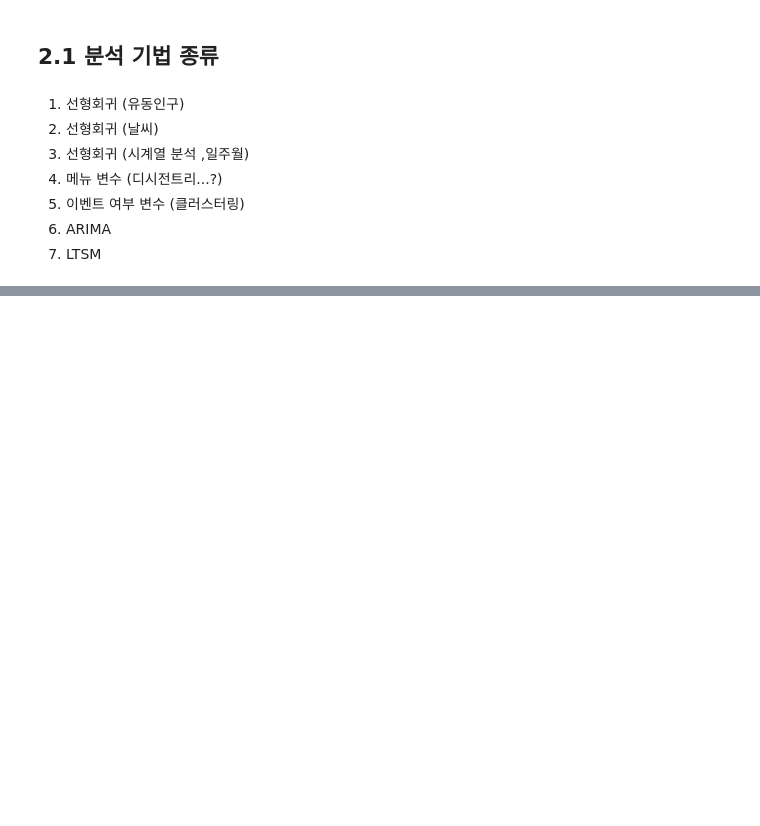
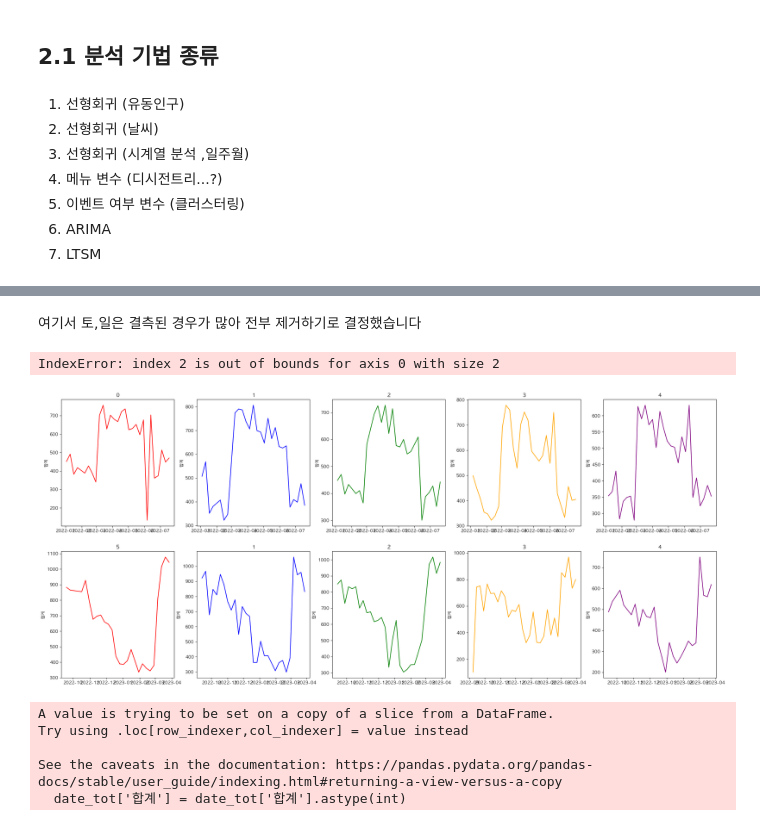
Before and after one commit to 10wook/School_Restaurants_demand_forcast, a Jupyter notebook: test.ipynb, the cells around one changed output, grey strips where cells are left out. Cells and saved outputs as stored; diff of their text form; code cells hidden in the pictures; blank space fills up the shorter version.

```diff
--- a/test.ipynb
+++ b/test.ipynb
@@ -1135,0 +1264,42 @@ plt.show()
+# %% [markdown]
+여기서 토,일은 결측된 경우가 많아 전부 제거하기로 결정했습니다
+# %%
+fig, axes = plt.subplots(2, 5, figsize=(28, 12))
+
+# 요일 순서를 원하는 순서로 변경
+#ordered_days = ['월', '화', '수', '목', '금']
+
+for i, (day, color) in enumerate(colors.items()):
+    # 토요일과 일요일은 그래프에서 제외
+    if day in ['토', '일']:
+        continue
+
+    subset1 = date_tot[(date_tot['요일'] == day) & (date_tot['날짜'].between('2022-01-01', '2022-07-31'))]
+    subset2 = date_tot[(date_tot['요일'] == day) & (date_tot['날짜'].between('2022-09-01', '2023-03-31'))]
+
+    # 요일 순서대로 그래프 그리기
+    ax_row = i // 5  # 5개의 요일을 2개의 행으로 배치하기 위해 행 인덱스 결정
+    ax_col = i % 5   # 열 인덱스 결정
+
+    axes[ax_row, ax_col].set_title(day)
+    axes[ax_row, ax_col].plot(pd.to_datetime(subset1['날짜']).dt.date, subset1['합계'], color=color)
+    axes[ax_row, ax_col].set_ylabel('합계')
+
+    axes[ax_row+1, ax_col].set_title(day)
+    axes[ax_row+1, ax_col].plot(pd.to_datetime(subset2['날짜']).dt.date, subset2['합계'], color=color)
+    axes[ax_row+1, ax_col].set_ylabel('합계')
+
+plt.tight_layout()
+plt.show()
+plt.savefig('savefig_200dpi.png', dpi=200)
+# %% [output]
+IndexError: index 2 is out of bounds for axis 0 with size 2
+[figure, added]
+# %%
+date_tot['합계'] = date_tot['합계'].astype(int)
+# %% [output]
+A value is trying to be set on a copy of a slice from a DataFrame.
+Try using .loc[row_indexer,col_indexer] = value instead
+
+See the caveats in the documentation: https://pandas.pydata.org/pandas-docs/stable/user_guide/indexing.html#returning-a-view-versus-a-copy
+  date_tot['합계'] = date_tot['합계'].astype(int)
```
Also changed, not shown: parts of 40 cells of this notebook, 5 other files.
